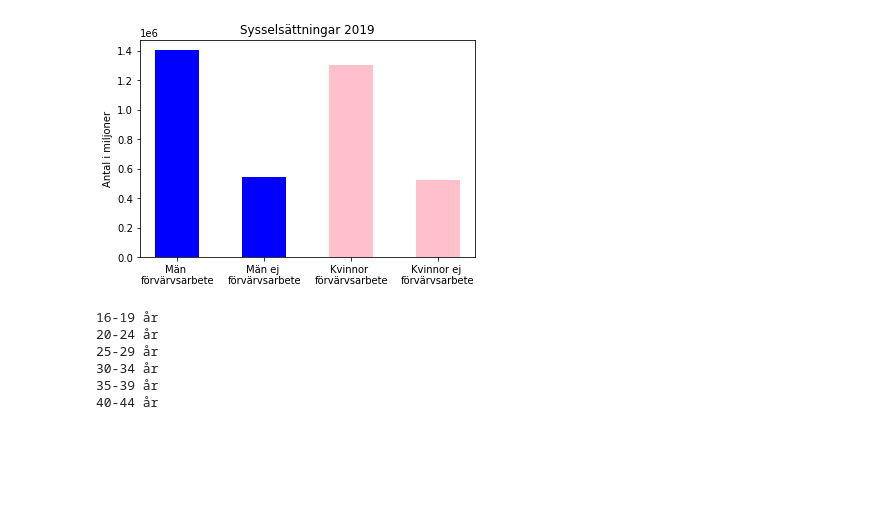
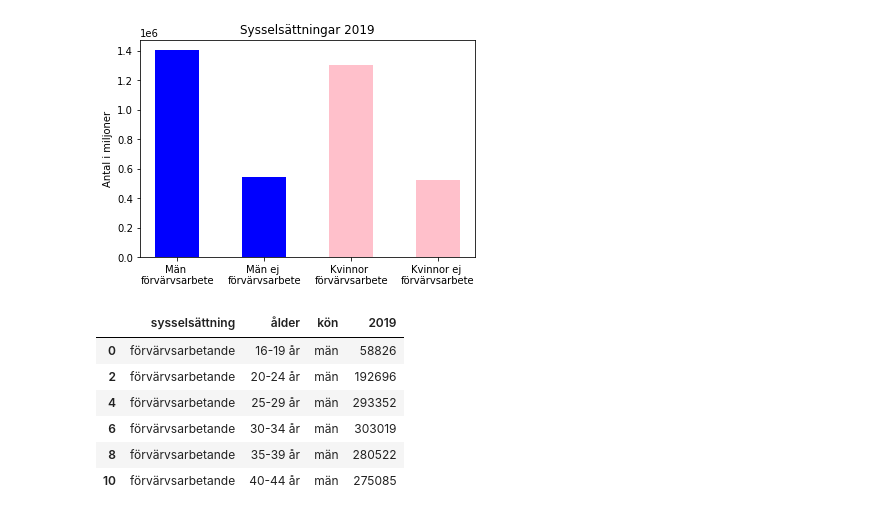
Before and after one commit to VikingHesse/mer_programmering, a Jupyter notebook: dataanalys/panda.ipynb, the cells around one changed output. Saved outputs shown, nothing was run; the diff lists cells and outputs as text; code cells hidden in the pictures; blank space fills up the shorter version.

```diff
--- a/dataanalys/panda.ipynb
+++ b/dataanalys/panda.ipynb
@@ -170,19 +170,17 @@ plt.bar(xpos, värden, width=0.5, label="Arbete", color=color)
 # %%
 #3 - Män
 import pandas as pd
 import matplotlib.pyplot as plt
 
 df = pd.read_csv("sysselsattning.csv", encoding="ISO-8859-1", header=1)
 
 ef = df[df["sysselsättning"] == "förvärvsarbetande"]
 ff = ef[ef["kön"] == "män"]
-
-for i in ff["ålder"]:
-    print(i)
 # %% [output]
-16-19 år
-20-24 år
-25-29 år
-30-34 år
-35-39 år
-40-44 år
+|  | sysselsättning | ålder | kön | 2019 |
+| 0 | förvärvsarbetande | 16-19 år | män | 58826 |
+| 2 | förvärvsarbetande | 20-24 år | män | 192696 |
+| 4 | förvärvsarbetande | 25-29 år | män | 293352 |
+| 6 | förvärvsarbetande | 30-34 år | män | 303019 |
+| 8 | förvärvsarbetande | 35-39 år | män | 280522 |
+| 10 | förvärvsarbetande | 40-44 år | män | 275085 |
```
